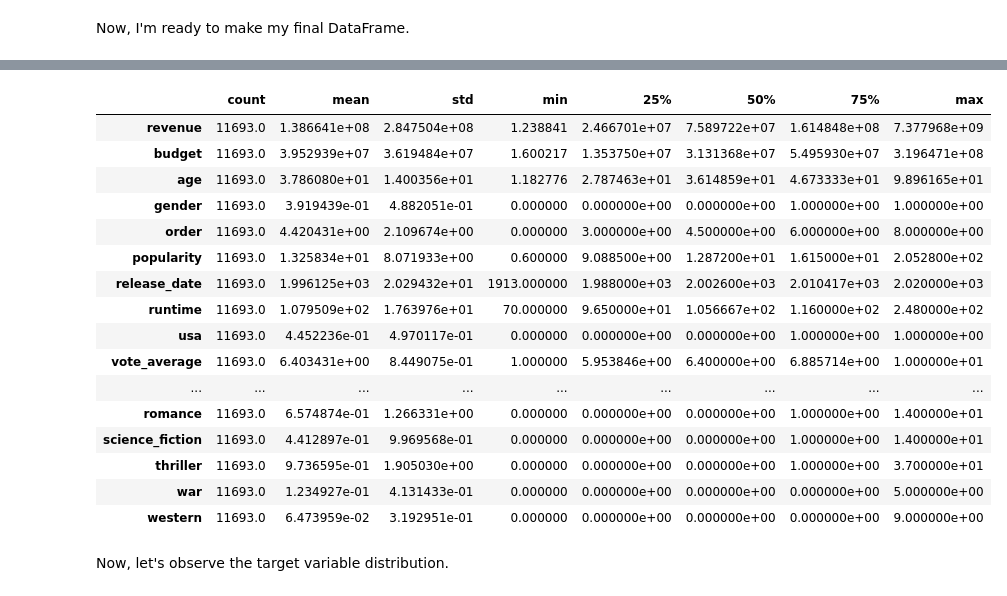
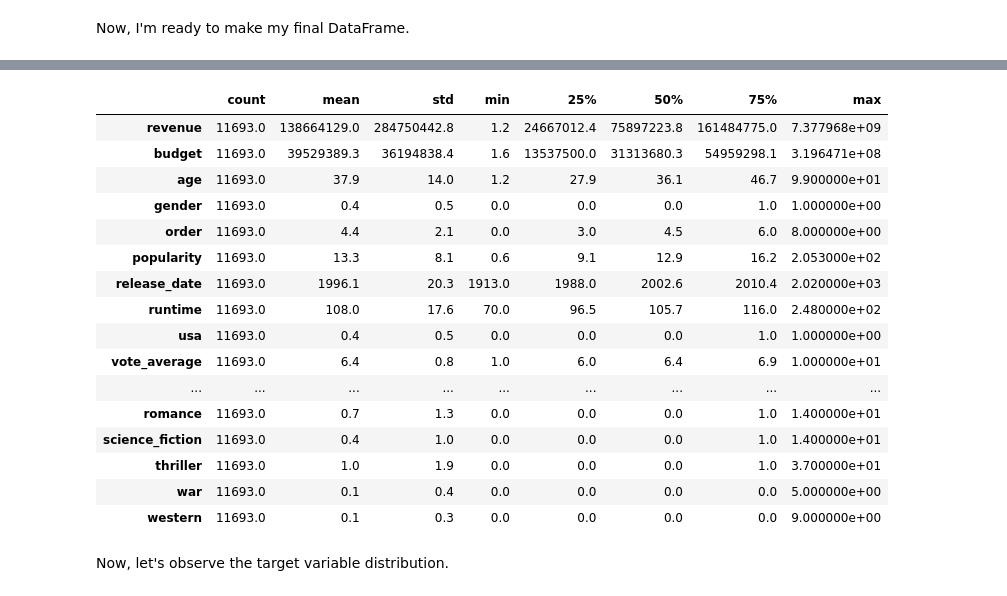
Before and after one commit to christianspybrook/movie_actor_tree_ensembles, a Jupyter notebook: data_wrangling/capstone2_wrangler.ipynb, the cells around one changed output, grey strips where cells are left out. Cells and saved outputs as stored; diff of their text form; code cells hidden in the pictures.

```diff
--- a/data_wrangling/capstone2_wrangler.ipynb
+++ b/data_wrangling/capstone2_wrangler.ipynb
@@ -32,7 +32,7 @@ To begin, I need to munge the data a bit, as it is generalized for use on a vari
 > **MOVIE DATASET**
 # %%
 # read in movie dataset
-movie_df = pd.read_json('data/tmdb_movie_clean.json')
+movie_df = pd.read_json('../data/tmdb_movie_clean.json')
 movie_df.transpose()
 # %% [output]
 |  | 0 | 1 | 2 | 3 | 4 | 5 | 6 | 7 | 8 | 9 | ... | ... |
@@ -269,7 +269,7 @@ This can be used to convert values to dollars for the time when this dataset was
 This dataset hold monthly inflation rates from the first month of 1913 until March of 2020.
 # %%
 # load inflation data
-inflation_df = pd.read_csv('data/cpi_multiplier.csv', index_col=0)
+inflation_df = pd.read_csv('../data/cpi_multiplier.csv', index_col=0)
 inflation_df.iloc[np.r_[0:3, -3:0]]
 # %% [output]
 |  | date | cpiaucns | cpi_multiplier |
@@ -1152,7 +1158,7 @@ There's just a couple of features from this to tack onto the monster dataset abo
 > **PERSON DATASET**
 # %%
 # read in person dataset
-person_df = pd.read_json('data/tmdb_person_clean.json')
+person_df = pd.read_json('../data/tmdb_person_clean.json')
 # %%
 # convert birthdays to datetime objects and remove timezone-aware index
 person_df['birthday'] = pd.to_datetime(person_df['birthday']).dt.tz_localize(None)
@@ -1504,24 +1521,24 @@ df.iloc[np.r_[0:4, -4:0]]
 # %%
 # observe the DataFrame for anything unusual
-df.describe().transpose()
+df.describe().round(decimals=1).transpose()
 # %% [output]
 |  | count | mean | std | min | 25% | 50% | 75% | max |
-| revenue | 11693.0 | 1.386641e+08 | 2.847504e+08 | 1.238841 | 2.466701e+07 | 7.589722e+07 | 1.614848e+08 | 7.377968e+09 |
-| budget | 11693.0 | 3.952939e+07 | 3.619484e+07 | 1.600217 | 1.353750e+07 | 3.131368e+07 | 5.495930e+07 | 3.196471e+08 |
-| age | 11693.0 | 3.786080e+01 | 1.400356e+01 | 1.182776 | 2.787463e+01 | 3.614859e+01 | 4.673333e+01 | 9.896165e+01 |
-| gender | 11693.0 | 3.919439e-01 | 4.882051e-01 | 0.000000 | 0.000000e+00 | 0.000000e+00 | 1.000000e+00 | 1.000000e+00 |
-| order | 11693.0 | 4.420431e+00 | 2.109674e+00 | 0.000000 | 3.000000e+00 | 4.500000e+00 | 6.000000e+00 | 8.000000e+00 |
-| popularity | 11693.0 | 1.325834e+01 | 8.071933e+00 | 0.600000 | 9.088500e+00 | 1.287200e+01 | 1.615000e+01 | 2.052800e+02 |
-| release_date | 11693.0 | 1.996125e+03 | 2.029432e+01 | 1913.000000 | 1.988000e+03 | 2.002600e+03 | 2.010417e+03 | 2.020000e+03 |
-| runtime | 11693.0 | 1.079509e+02 | 1.763976e+01 | 70.000000 | 9.650000e+01 | 1.056667e+02 | 1.160000e+02 | 2.480000e+02 |
-| usa | 11693.0 | 4.452236e-01 | 4.970117e-01 | 0.000000 | 0.000000e+00 | 0.000000e+00 | 1.000000e+00 | 1.000000e+00 |
-| vote_average | 11693.0 | 6.403431e+00 | 8.449075e-01 | 1.000000 | 5.953846e+00 | 6.400000e+00 | 6.885714e+00 | 1.000000e+01 |
+| revenue | 11693.0 | 138664129.0 | 284750442.8 | 1.2 | 24667012.4 | 75897223.8 | 161484775.0 | 7.377968e+09 |
+| budget | 11693.0 | 39529389.3 | 36194838.4 | 1.6 | 13537500.0 | 31313680.3 | 54959298.1 | 3.196471e+08 |
+| age | 11693.0 | 37.9 | 14.0 | 1.2 | 27.9 | 36.1 | 46.7 | 9.900000e+01 |
+| gender | 11693.0 | 0.4 | 0.5 | 0.0 | 0.0 | 0.0 | 1.0 | 1.000000e+00 |
+| order | 11693.0 | 4.4 | 2.1 | 0.0 | 3.0 | 4.5 | 6.0 | 8.000000e+00 |
+| popularity | 11693.0 | 13.3 | 8.1 | 0.6 | 9.1 | 12.9 | 16.2 | 2.053000e+02 |
+| release_date | 11693.0 | 1996.1 | 20.3 | 1913.0 | 1988.0 | 2002.6 | 2010.4 | 2.020000e+03 |
+| runtime | 11693.0 | 108.0 | 17.6 | 70.0 | 96.5 | 105.7 | 116.0 | 2.480000e+02 |
+| usa | 11693.0 | 0.4 | 0.5 | 0.0 | 0.0 | 0.0 | 1.0 | 1.000000e+00 |
+| vote_average | 11693.0 | 6.4 | 0.8 | 1.0 | 6.0 | 6.4 | 6.9 | 1.000000e+01 |
 | ... | ... | ... | ... | ... | ... | ... | ... | ... |
-| romance | 11693.0 | 6.574874e-01 | 1.266331e+00 | 0.000000 | 0.000000e+00 | 0.000000e+00 | 1.000000e+00 | 1.400000e+01 |
-| science_fiction | 11693.0 | 4.412897e-01 | 9.969568e-01 | 0.000000 | 0.000000e+00 | 0.000000e+00 | 1.000000e+00 | 1.400000e+01 |
-| thriller | 11693.0 | 9.736595e-01 | 1.905030e+00 | 0.000000 | 0.000000e+00 | 0.000000e+00 | 1.000000e+00 | 3.700000e+01 |
-| war | 11693.0 | 1.234927e-01 | 4.131433e-01 | 0.000000 | 0.000000e+00 | 0.000000e+00 | 0.000000e+00 | 5.000000e+00 |
-| western | 11693.0 | 6.473959e-02 | 3.192951e-01 | 0.000000 | 0.000000e+00 | 0.000000e+00 | 0.000000e+00 | 9.000000e+00 |
+| romance | 11693.0 | 0.7 | 1.3 | 0.0 | 0.0 | 0.0 | 1.0 | 1.400000e+01 |
+| science_fiction | 11693.0 | 0.4 | 1.0 | 0.0 | 0.0 | 0.0 | 1.0 | 1.400000e+01 |
+| thriller | 11693.0 | 1.0 | 1.9 | 0.0 | 0.0 | 0.0 | 1.0 | 3.700000e+01 |
+| war | 11693.0 | 0.1 | 0.4 | 0.0 | 0.0 | 0.0 | 0.0 | 5.000000e+00 |
+| western | 11693.0 | 0.1 | 0.3 | 0.0 | 0.0 | 0.0 | 0.0 | 9.000000e+00 |
 # %% [markdown]
 Now, let's observe the target variable distribution.
 # %%
```
Also changed, not shown: parts of 26 cells of this notebook.
